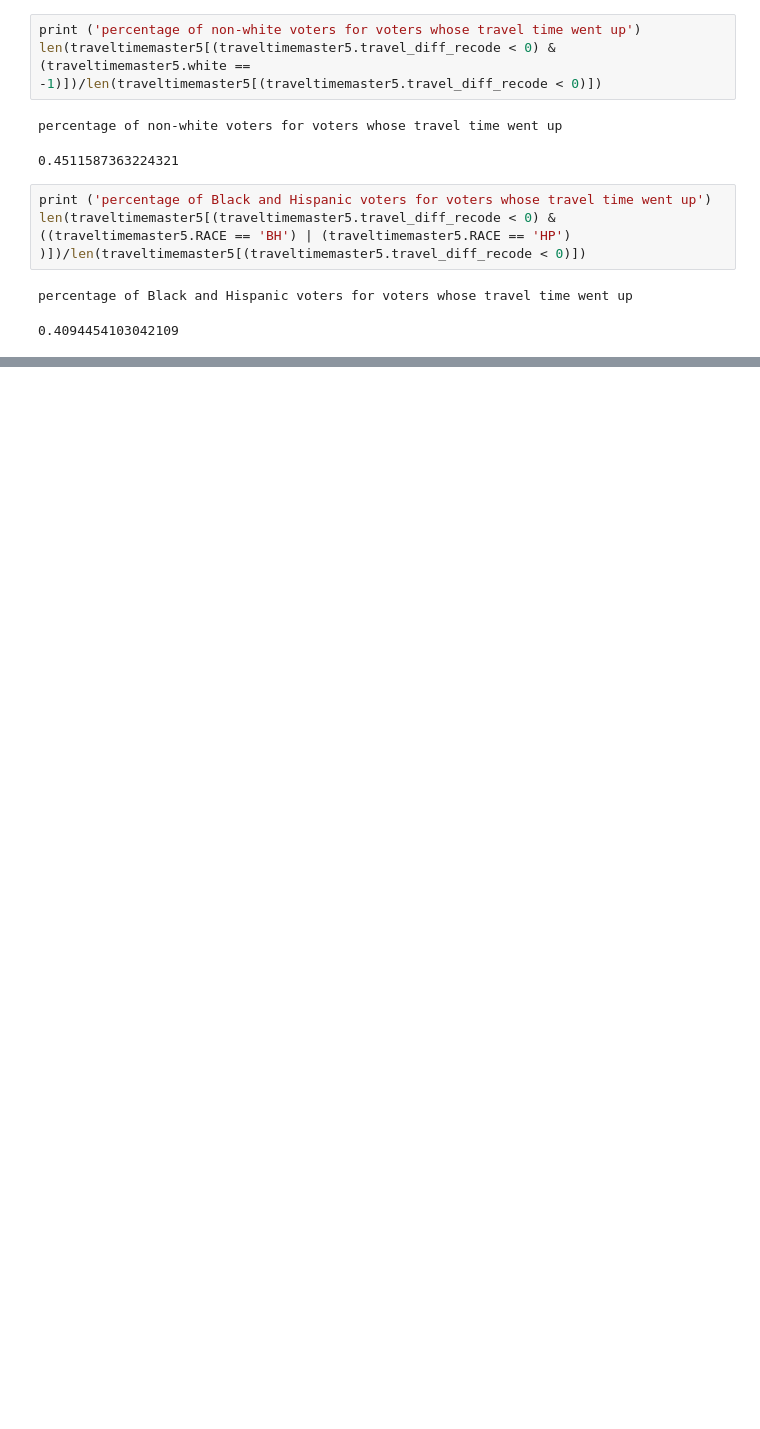
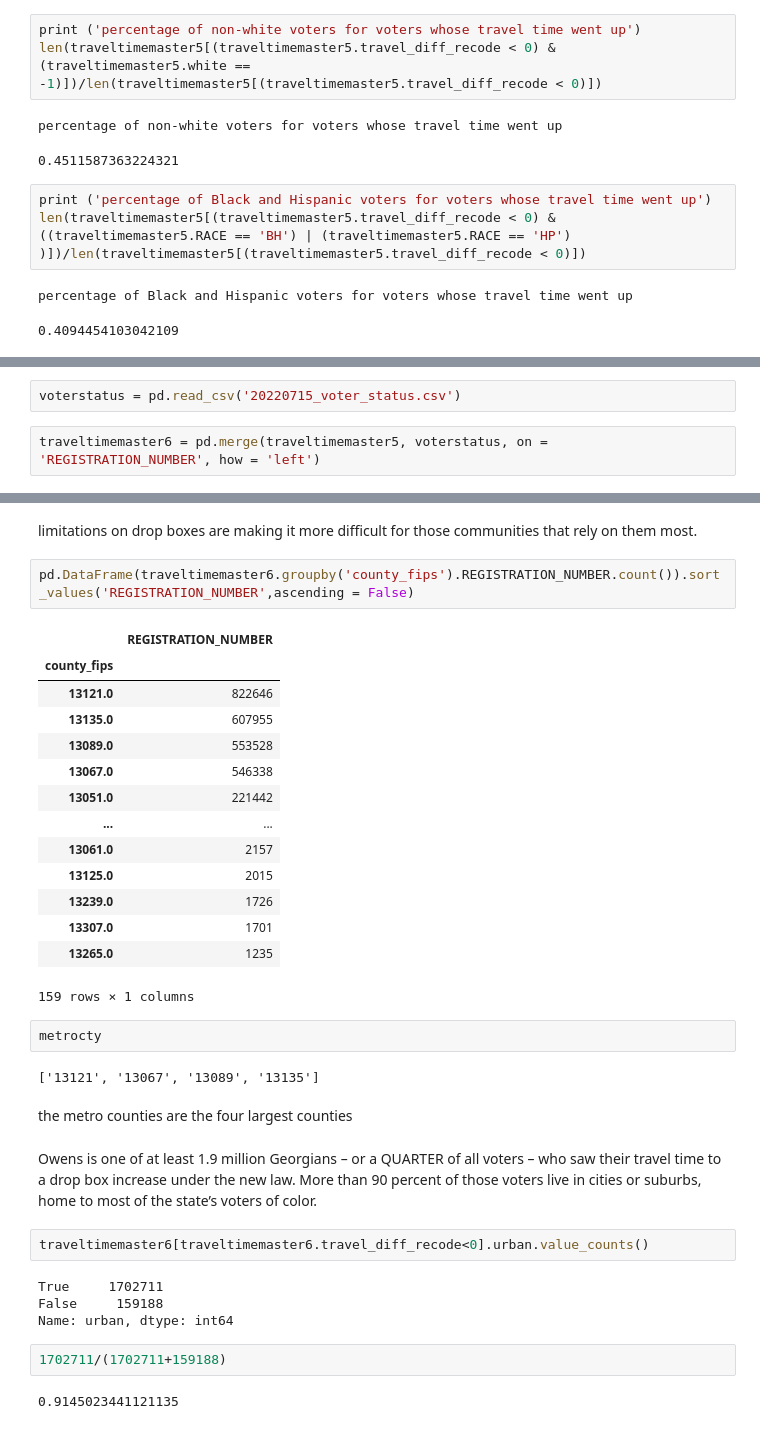
Before and after one commit to NPR-investigations/SB_202_analysis, a Jupyter notebook: 20220603_SB_202_demographic_location_analysis-Copy1.ipynb, the cells around one changed output, grey strips where cells are left out. Cells and saved outputs as stored; diff of their text form; blank space fills up the shorter version.

```diff
--- a/20220603_SB_202_demographic_location_analysis-Copy1.ipynb
+++ b/20220603_SB_202_demographic_location_analysis-Copy1.ipynb
@@ -1028,0 +1019,4 @@ percentage of Black and Hispanic voters for voters whose travel time went up
+# %%
+voterstatus = pd.read_csv('20220715_voter_status.csv')
+# %%
+traveltimemaster6 = pd.merge(traveltimemaster5, voterstatus, on = 'REGISTRATION_NUMBER', how = 'left')
@@ -1028,0 +1112,37 @@ percentage of Black and Hispanic voters for voters whose travel time went up
+# %% [markdown]
+limitations on drop boxes are making it more difficult for those communities that rely on them most.
+# %%
+pd.DataFrame(traveltimemaster6.groupby('county_fips').REGISTRATION_NUMBER.count()).sort_values('REGISTRATION_NUMBER',ascending = False)
+# %% [output]
+|  | REGISTRATION_NUMBER |
+| county_fips |  |
+| 13121.0 | 822646 |
+| 13135.0 | 607955 |
+| 13089.0 | 553528 |
+| 13067.0 | 546338 |
+| 13051.0 | 221442 |
+| ... | ... |
+| 13061.0 | 2157 |
+| 13125.0 | 2015 |
+| 13239.0 | 1726 |
+| 13307.0 | 1701 |
+| 13265.0 | 1235 |
+159 rows × 1 columns
+# %%
+metrocty
+# %% [output]
+['13121', '13067', '13089', '13135']
+# %% [markdown]
+the metro counties are the four largest counties
+# %% [markdown]
+Owens is one of at least 1.9 million Georgians – or a QUARTER of all voters – who saw their travel time to a drop box increase under the new law. More than 90 percent of those voters live in cities or suburbs, home to most of the state’s voters of color.
+# %%
+traveltimemaster6[traveltimemaster6.travel_diff_recode<0].urban.value_counts()
+# %% [output]
+True     1702711
+False     159188
+Name: urban, dtype: int64
+# %%
+1702711/(1702711+159188)
+# %% [output]
+0.9145023441121135
```
Also changed, not shown: parts of 93 cells of this notebook.
